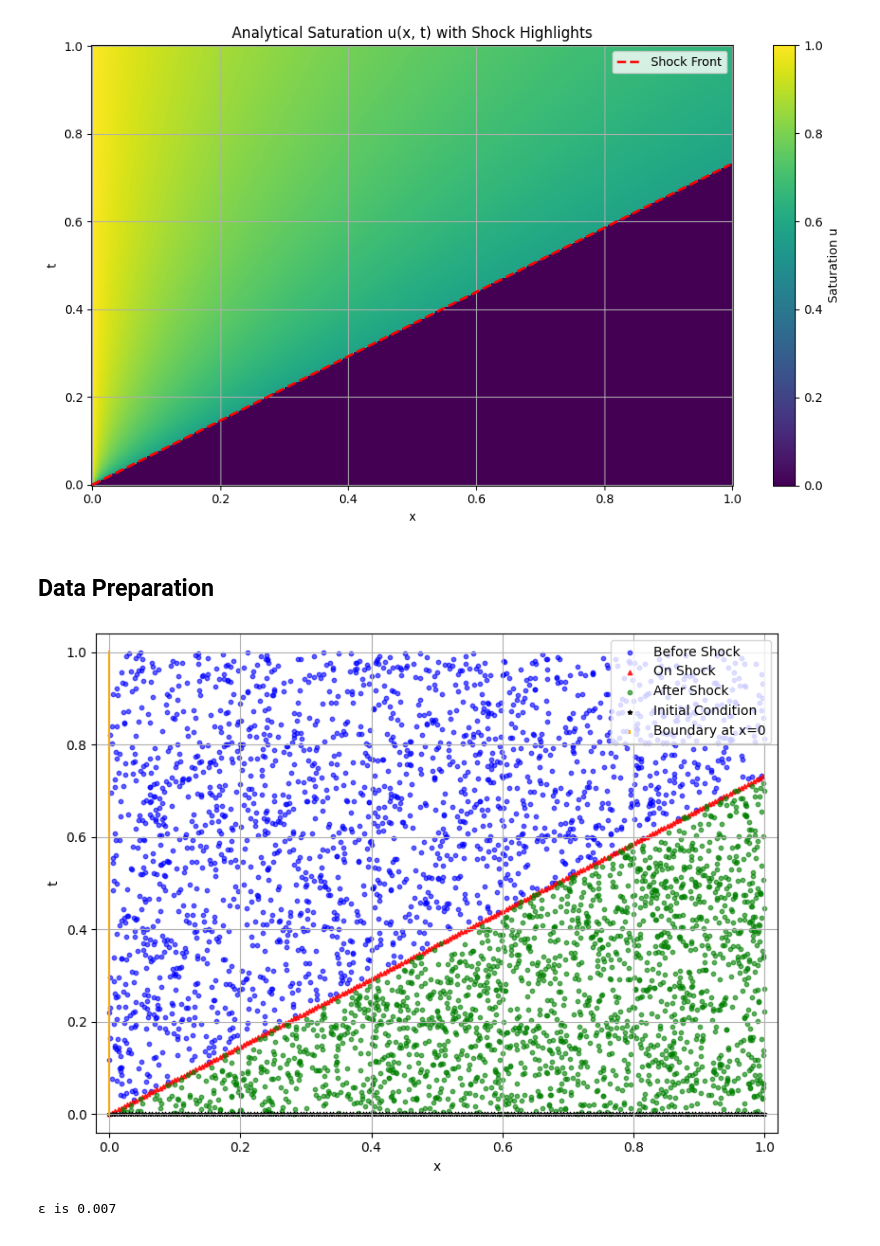
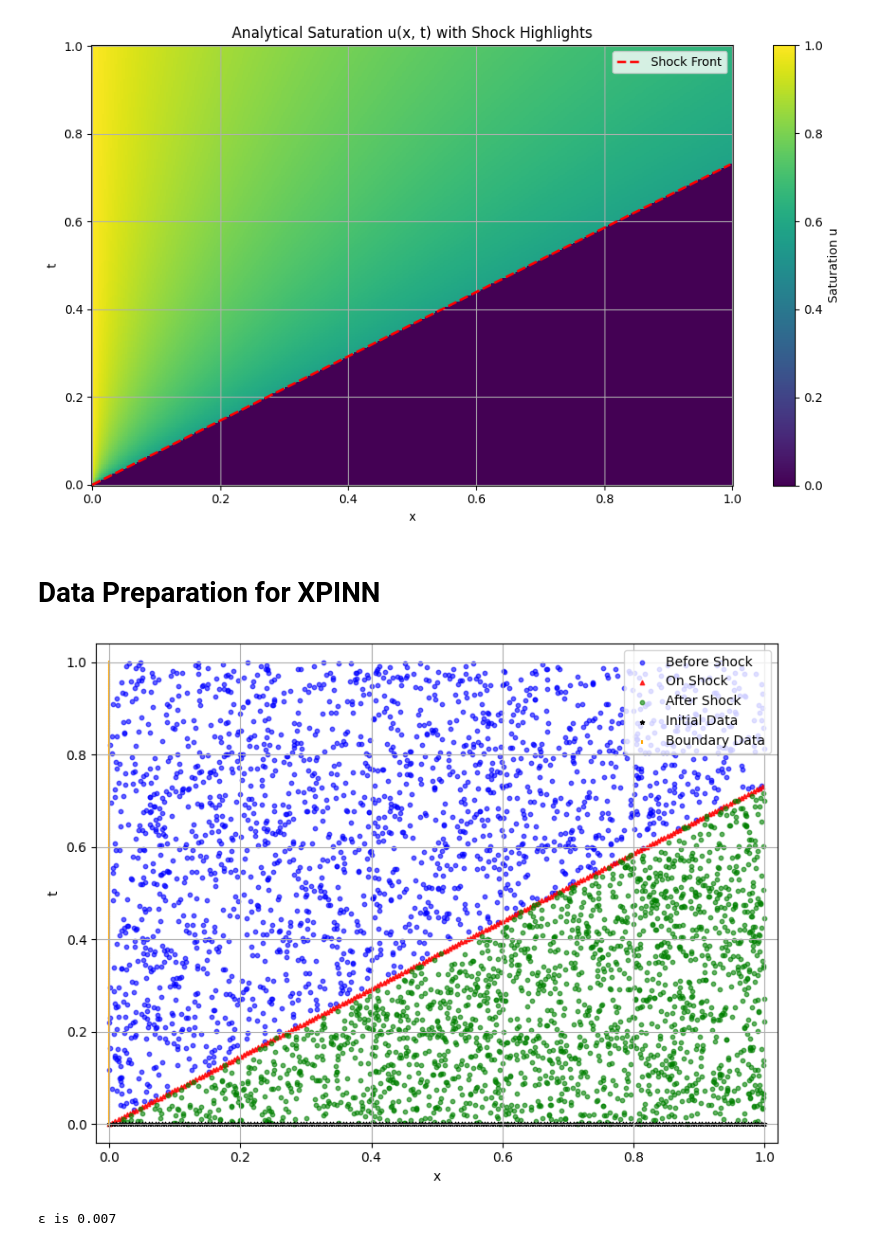
Before and after one commit to saifkhanengr/XPINN-for-Buckley-Leverett, a Jupyter notebook: XPINN_for_Buckley_Leverett.ipynb, the cells around one changed output. Drawn from its saved outputs; the diff is of its cells as text; code cells hidden in the pictures.

```diff
--- a/XPINN_for_Buckley_Leverett.ipynb
+++ b/XPINN_for_Buckley_Leverett.ipynb
@@ -4,8 +4,9 @@ import matplotlib.pyplot as plt
 from scipy.optimize import fsolve
 import os
 import random
-import numpy as np
 import tensorflow as tf
+import math
+import pandas as pd
 
 # Set seeds for reproducibility
 seed = 42
@@ -15,15 +16,13 @@ np.random.seed(seed)
 tf.random.set_seed(seed)
 
 # Parameters
-M = 2
+M = 2 # 30
 nx = 401
 nt = 301
-x = np.linspace(0, 1, nx)
-t = np.linspace(0, 1, nt)
-dx = 1. / (nx - 1)
-dt = 1. / (nt - 1)
 x_max = 1.0
 t_max = 1.0
+x = np.linspace(0, x_max, nx)
+t = np.linspace(0, t_max, nt)
 # %%
 # Set seeds for reproducibility
 seed = seed
@@ -36,21 +35,21 @@ tf.random.set_seed(seed)
 def f_w(u):
     return (u**2) / (u**2 + ((1 - u)**2) / M)
 
-
 def df_w(u):
     den = M*u**2 + (1 - u)**2
     return 2 * M * u * (1 - u) / den**2
 
-# Solve for shock saturation u*
-# Saturation value at shock, u*
+# Solve for shock saturation u* (u_star, Saturation value at shock)
 def shock_condition(u):
     return df_w(u) - f_w(u)/u
 
-u_star = fsolve(shock_condition, 0.7)[0]
+init_guess = 0.5 # Change this if you change M. (for M = 30, make it 0.2)
 
-# Or u_star = np.sqrt(1/(1+M)) (Analytical for Non Convex)
+u_star = fsolve(shock_condition, init_guess)[0]
+# Or u_star = np.sqrt(1/(1+M)) #(Analytical for Non Convex)
 s = f_w(u_star) / u_star  # Shock speed
+
 print(f'u_star: {u_star}')
-print(f's: {s}')
+print(f'Shock speed s: {s}')
 # %% [output]
 u_star: 0.5773502691896258
@@ -160,7 +158,7 @@ plt.show()
 # %% [output]
 [figure]
 # %% [markdown]
-## Data Preparation
+# Data Preparation for XPINN
 # %%
 # Set seeds for reproducibility
 seed = seed
@@ -237,26 +220,27 @@ X_train = np.vstack([
 # %%
 # Training Data Distribution Plot
 
 plt.figure(figsize=(8, 6))
 
 # Collocation/data points
 plt.scatter(*data["before_shock"].T, s=10, color='blue', label='Before Shock', alpha=0.6)
 plt.scatter(*data["on_shock"][data["on_shock"][:,0] <= x_max].T, s=10, color='red', label='On Shock', alpha=0.8, marker='^')
 plt.scatter(*data["after_shock"].T, s=10, color='green', label='After Shock', alpha=0.6)
-plt.scatter(*data["initial"].T, s=10, color='black', label='Initial Condition', marker='*')
-plt.scatter(*data["data_bc_0"].T, s=10, color='orange', label='Boundary at x=0', marker='|')
+plt.scatter(*data["initial"].T, s=10, color='black', label='Initial Data', marker='*')
+plt.scatter(*data["data_bc_0"].T, s=10, color='orange', label='Boundary Data', marker='|')
 
 
 plt.xlabel("x")
 plt.ylabel("t")
 plt.legend()
 plt.grid(True)
 plt.xlim([-0.02, x_max + 0.02])
 plt.ylim([-0.04, t_max + 0.04])
+plt.legend(loc="upper right")
 plt.tight_layout()
 plt.show()
 # %% [output]
-[figure, old version]
+[figure, new version]
 # %%
 # Dynamic Domain Decomposition in Space and Time
 
```
Also changed, not shown: parts of 53 cells of this notebook.
